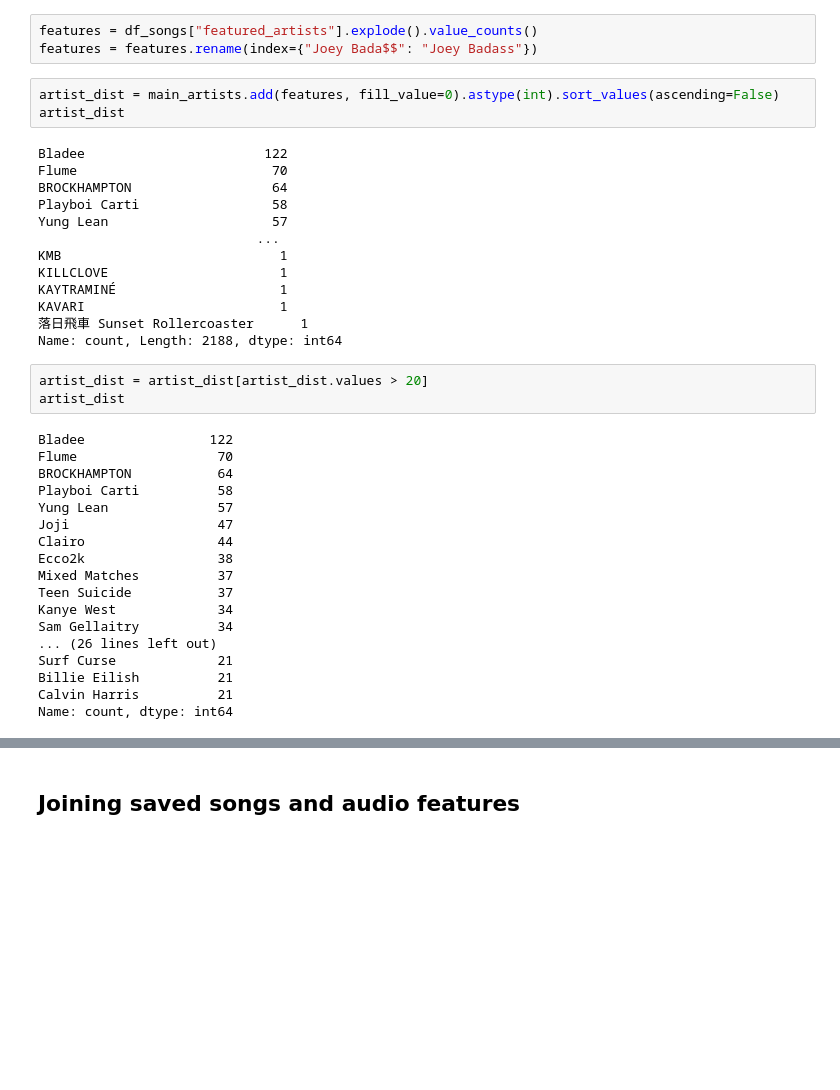
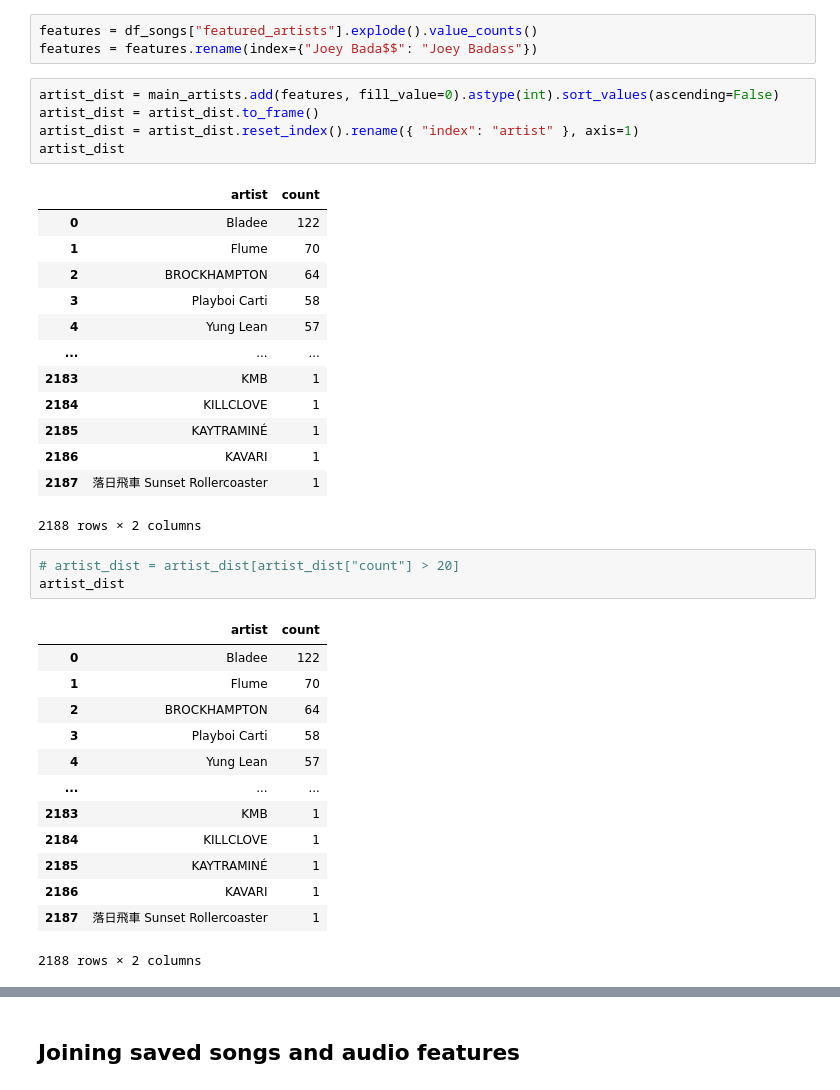
Before and after one commit to aadle/spotify-dashboard, a Jupyter notebook: notebooks/data_exploration.ipynb, the cells around one changed output, grey strips where cells are left out. Drawn from its saved outputs; the diff is of its cells as text; blank space fills up the shorter version.

```diff
--- a/notebooks/data_exploration.ipynb
+++ b/notebooks/data_exploration.ipynb
@@ -29,39 +29,38 @@ features = df_songs["featured_artists"].explode().value_counts()
 features = features.rename(index={"Joey Bada$$": "Joey Badass"})
 # %%
 artist_dist = main_artists.add(features, fill_value=0).astype(int).sort_values(ascending=False)
+artist_dist = artist_dist.to_frame()
+artist_dist = artist_dist.reset_index().rename({ "index": "artist" }, axis=1)
 artist_dist
 # %% [output]
+|  | artist | count |
+| 0 | Bladee | 122 |
+| 1 | Flume | 70 |
+| 2 | BROCKHAMPTON | 64 |
+| 3 | Playboi Carti | 58 |
+| 4 | Yung Lean | 57 |
+| ... | ... | ... |
+| 2183 | KMB | 1 |
+| 2184 | KILLCLOVE | 1 |
+| 2185 | KAYTRAMINÉ | 1 |
+| 2186 | KAVARI | 1 |
+| 2187 | 落日飛車 Sunset Rollercoaster | 1 |
-Bladee                       122
-Flume                         70
-BROCKHAMPTON                  64
-Playboi Carti                 58
-Yung Lean                     57
-                            ...
-KMB                            1
-KILLCLOVE                      1
-KAYTRAMINÉ                     1
-KAVARI                         1
-落日飛車 Sunset Rollercoaster      1
-Name: count, Length: 2188, dtype: int64
+2188 rows × 2 columns
 # %%
-artist_dist = artist_dist[artist_dist.values > 20]
+# artist_dist = artist_dist[artist_dist["count"] > 20]
 artist_dist
 # %% [output]
+|  | artist | count |
+| 0 | Bladee | 122 |
+| 1 | Flume | 70 |
+| 2 | BROCKHAMPTON | 64 |
+| 3 | Playboi Carti | 58 |
+| 4 | Yung Lean | 57 |
+| ... | ... | ... |
+| 2183 | KMB | 1 |
+| 2184 | KILLCLOVE | 1 |
+| 2185 | KAYTRAMINÉ | 1 |
+| 2186 | KAVARI | 1 |
+| 2187 | 落日飛車 Sunset Rollercoaster | 1 |
-Bladee                122
-Flume                  70
-BROCKHAMPTON           64
-Playboi Carti          58
-Yung Lean              57
-Joji                   47
-Clairo                 44
-Ecco2k                 38
-Mixed Matches          37
-Teen Suicide           37
-Kanye West             34
-Sam Gellaitry          34
-... (26 lines left out)
-Surf Curse             21
-Billie Eilish          21
-Calvin Harris          21
-Name: count, dtype: int64
+2188 rows × 2 columns
 # %%
```
Also changed, not shown: parts of 6 cells of this notebook, 15 other files.
